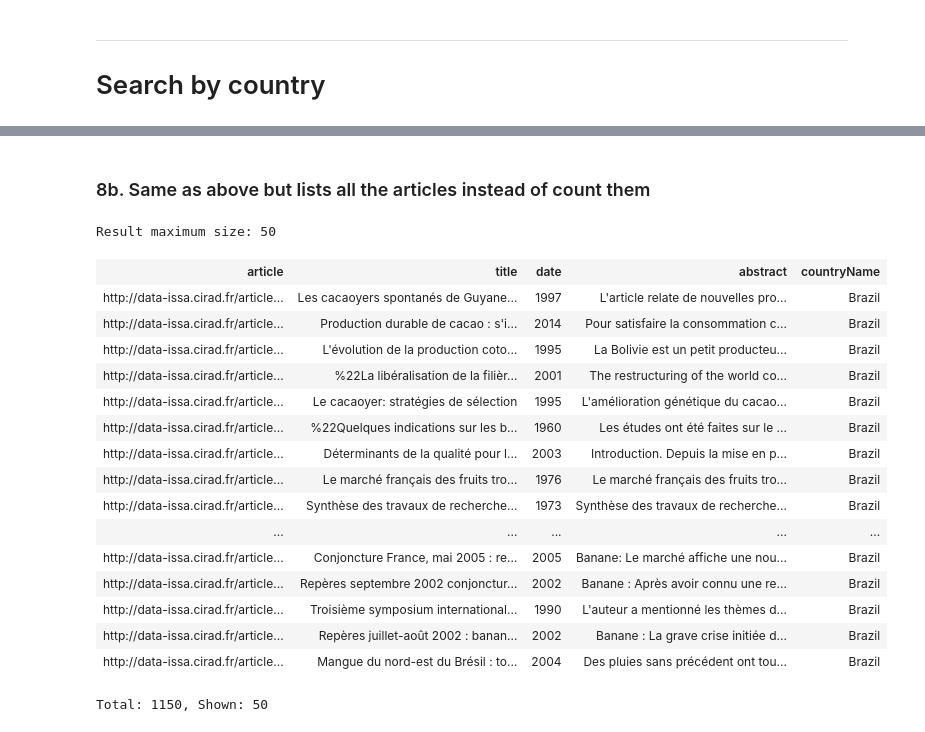
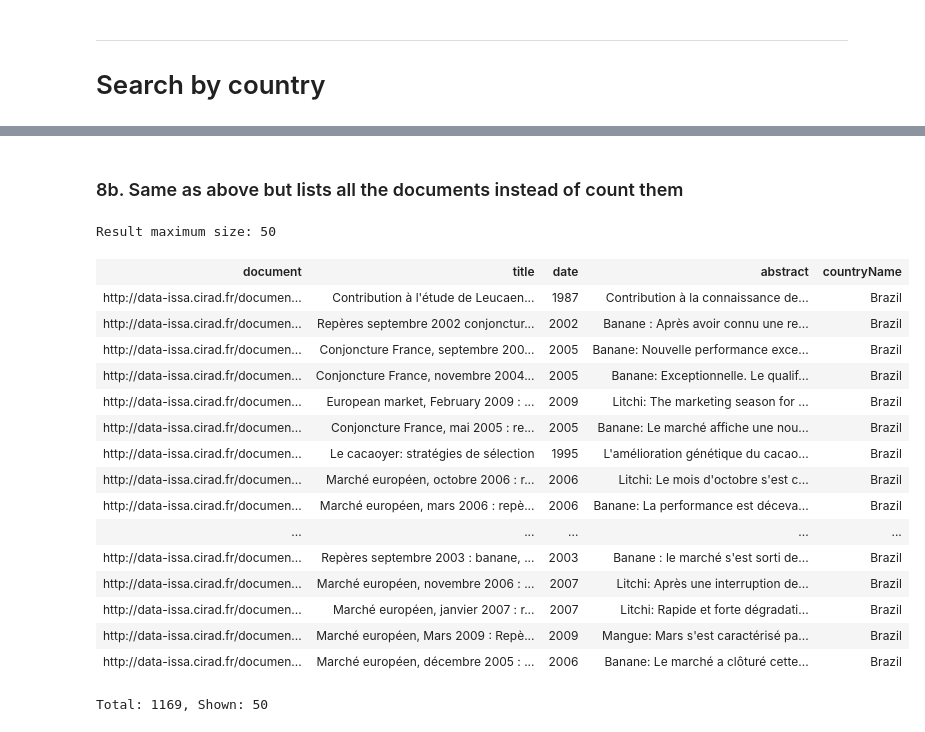
Before and after one commit to issa-project/issa-pipeline, a Jupyter notebook: notebooks/issa-geographic-NEs.ipynb, the cells around one changed output, grey strips where cells are left out. Saved outputs shown, nothing was run; the diff lists cells and outputs as text; code cells hidden in the pictures.

Commit message:
Updaing nb wrt. ISSA dataset v2

```diff
--- a/notebooks/issa-geographic-NEs.ipynb
+++ b/notebooks/issa-geographic-NEs.ipynb
@@ -481,19 +481,19 @@ Total: 45, Shown: 45
 # %% [markdown]
-### 8b. Same as above but lists all the articles instead of count them
+### 8b. Same as above but lists all the documents instead of count them
 # %%
 %show 50
 
-SELECT distinct ?article ?title ?date ?abstract ?countryName
+SELECT distinct ?document ?title ?date ?abstract ?countryName
 FROM <http://agrovoc.fao.org/graph>
 FROM <http://geonames.org/graph>
-FROM <http://data-issa.cirad.fr/graph/articles>
-FROM <http://data-issa.cirad.fr/graph/articles/text>
+FROM <http://data-issa.cirad.fr/graph/documents>
+FROM <http://data-issa.cirad.fr/graph/documents/text>
 FROM <http://data-issa.cirad.fr/graph/geographic-nes>
 FROM <http://data-issa.cirad.fr/graph/thematic-descriptors>
 WHERE {
     # ----- Crops
     []  a issa:ThematicDescriptorAnnotation;
-        oa:hasTarget ?article;
+        oa:hasTarget ?document;
         oa:hasBody ?crop.
 
     values ?crop {
@@ -514,50 +514,50 @@ WHERE {
 
     ?crop skosxl:prefLabel [ skosxl:literalForm ?cropName ].
     filter (langMatches(lang(?cropName), "fr"))
 
 
     # ----- Geographic entities
     ?geoAnnot
         a issa:GeographicAnnotation;
-        schema:about ?article.
+        schema:about ?document.
 
     # Either the geo annotation points to Country or any of its subterritories
     { ?geoAnnot oa:hasBody ?country }
     UNION
     { ?geoAnnot oa:hasBody [ gn:parentCountry ?country ]. }
 
     # Considered countries
     ?country gn:name ?countryName.
     values ?country {
         <https://sws.geonames.org/3017382/> # France
         <https://sws.geonames.org/3469034/> # Brazil
         <https://sws.geonames.org/3624060/> # Costa Rica
         <https://sws.geonames.org/3658394/> # Ecuador
         <https://sws.geonames.org/2233387/> # Cameroon
         <https://sws.geonames.org/2300660/> # Ghana
     }
 
 
-    # ---- Articles details
-    ?article dct:title ?title ; dct:issued ?date ; dct:abstract [ rdf:value ?abstract ].
+    # ---- documents details
+    ?document dct:title ?title ; dct:issued ?date ; dct:abstract [ rdf:value ?abstract ].
 
 } order by ?countryName
 # %% [output]
 Result maximum size: 50
-| article | title | date | abstract | countryName |
-| http://data-issa.cirad.fr/article... | Les cacaoyers spontanés de Guyane... | 1997 | L'article relate de nouvelles pro... | Brazil |
-| http://data-issa.cirad.fr/article... | Production durable de cacao : s'i... | 2014 | Pour satisfaire la consommation c... | Brazil |
-| http://data-issa.cirad.fr/article... | L'évolution de la production coto... | 1995 | La Bolivie est un petit producteu... | Brazil |
-| http://data-issa.cirad.fr/article... | %22La libéralisation de la filièr... | 2001 | The restructuring of the world co... | Brazil |
-| http://data-issa.cirad.fr/article... | Le cacaoyer: stratégies de sélection | 1995 | L'amélioration génétique du cacao... | Brazil |
-| http://data-issa.cirad.fr/article... | %22Quelques indications sur les b... | 1960 | Les études ont été faites sur le ... | Brazil |
-| http://data-issa.cirad.fr/article... | Déterminants de la qualité pour l... | 2003 | Introduction. Depuis la mise en p... | Brazil |
-| http://data-issa.cirad.fr/article... | Le marché français des fruits tro... | 1976 | Le marché français des fruits tro... | Brazil |
-| http://data-issa.cirad.fr/article... | Synthèse des travaux de recherche... | 1973 | Synthèse des travaux de recherche... | Brazil |
+| document | title | date | abstract | countryName |
+| http://data-issa.cirad.fr/documen... | Contribution à l'étude de Leucaen... | 1987 | Contribution à la connaissance de... | Brazil |
+| http://data-issa.cirad.fr/documen... | Repères septembre 2002 conjonctur... | 2002 | Banane : Après avoir connu une re... | Brazil |
+| http://data-issa.cirad.fr/documen... | Conjoncture France, septembre 200... | 2005 | Banane: Nouvelle performance exce... | Brazil |
+| http://data-issa.cirad.fr/documen... | Conjoncture France, novembre 2004... | 2005 | Banane: Exceptionnelle. Le qualif... | Brazil |
+| http://data-issa.cirad.fr/documen... | European market, February 2009 : ... | 2009 | Litchi: The marketing season for ... | Brazil |
+| http://data-issa.cirad.fr/documen... | Conjoncture France, mai 2005 : re... | 2005 | Banane: Le marché affiche une nou... | Brazil |
+| http://data-issa.cirad.fr/documen... | Le cacaoyer: stratégies de sélection | 1995 | L'amélioration génétique du cacao... | Brazil |
+| http://data-issa.cirad.fr/documen... | Marché européen, octobre 2006 : r... | 2006 | Litchi: Le mois d'octobre s'est c... | Brazil |
+| http://data-issa.cirad.fr/documen... | Marché européen, mars 2006 : repè... | 2006 | Banane: La performance est déceva... | Brazil |
 | ... | ... | ... | ... | ... |
-| http://data-issa.cirad.fr/article... | Conjoncture France, mai 2005 : re... | 2005 | Banane: Le marché affiche une nou... | Brazil |
-| http://data-issa.cirad.fr/article... | Repères septembre 2002 conjonctur... | 2002 | Banane : Après avoir connu une re... | Brazil |
-| http://data-issa.cirad.fr/article... | Troisième symposium international... | 1990 | L'auteur a mentionné les thèmes d... | Brazil |
-| http://data-issa.cirad.fr/article... | Repères juillet-août 2002 : banan... | 2002 | Banane : La grave crise initiée d... | Brazil |
-| http://data-issa.cirad.fr/article... | Mangue du nord-est du Brésil : to... | 2004 | Des pluies sans précédent ont tou... | Brazil |
+| http://data-issa.cirad.fr/documen... | Repères septembre 2003 : banane, ... | 2003 | Banane : le marché s'est sorti de... | Brazil |
+| http://data-issa.cirad.fr/documen... | Marché européen, novembre 2006 : ... | 2007 | Litchi: Après une interruption de... | Brazil |
+| http://data-issa.cirad.fr/documen... | Marché européen, janvier 2007 : r... | 2007 | Litchi: Rapide et forte dégradati... | Brazil |
+| http://data-issa.cirad.fr/documen... | Marché européen, Mars 2009 : Repè... | 2009 | Mangue: Mars s'est caractérisé pa... | Brazil |
+| http://data-issa.cirad.fr/documen... | Marché européen, décembre 2005 : ... | 2006 | Banane: Le marché a clôturé cette... | Brazil |
-Total: 1150, Shown: 50
+Total: 1169, Shown: 50
```
Also changed, not shown: parts of 18 cells of this notebook.
